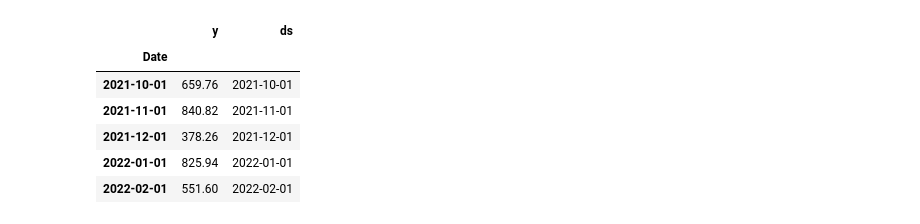
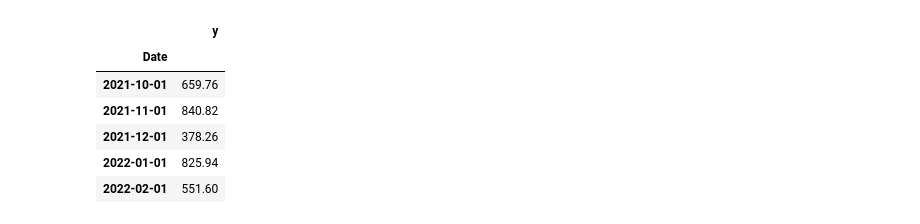
Before and after one commit to Mkranj/ts_forc_python, a Jupyter notebook: my_scripts/my_monthly_data.ipynb, the cells around one changed output. Cells and saved outputs as stored; diff of their text form; code cells hidden in the pictures.

```diff
--- a/my_scripts/my_monthly_data.ipynb
+++ b/my_scripts/my_monthly_data.ipynb
@@ -1,11 +1,13 @@
 # %%
 from time_series_expenses.prepare_data import monthly
-monthly.head()
+expenses = monthly.copy(deep=True)
+expenses.drop("ds", axis = 1, inplace=True)
+expenses.head()
 # %% [output]
-|  | y | ds |
-| Date |  |  |
-| 2021-10-01 | 659.76 | 2021-10-01 |
-| 2021-11-01 | 840.82 | 2021-11-01 |
-| 2021-12-01 | 378.26 | 2021-12-01 |
-| 2022-01-01 | 825.94 | 2022-01-01 |
-| 2022-02-01 | 551.60 | 2022-02-01 |
+|  | y |
+| Date |  |
+| 2021-10-01 | 659.76 |
+| 2021-11-01 | 840.82 |
+| 2021-12-01 | 378.26 |
+| 2022-01-01 | 825.94 |
+| 2022-02-01 | 551.60 |
```
Also changed, not shown: parts of 6 cells of this notebook.
